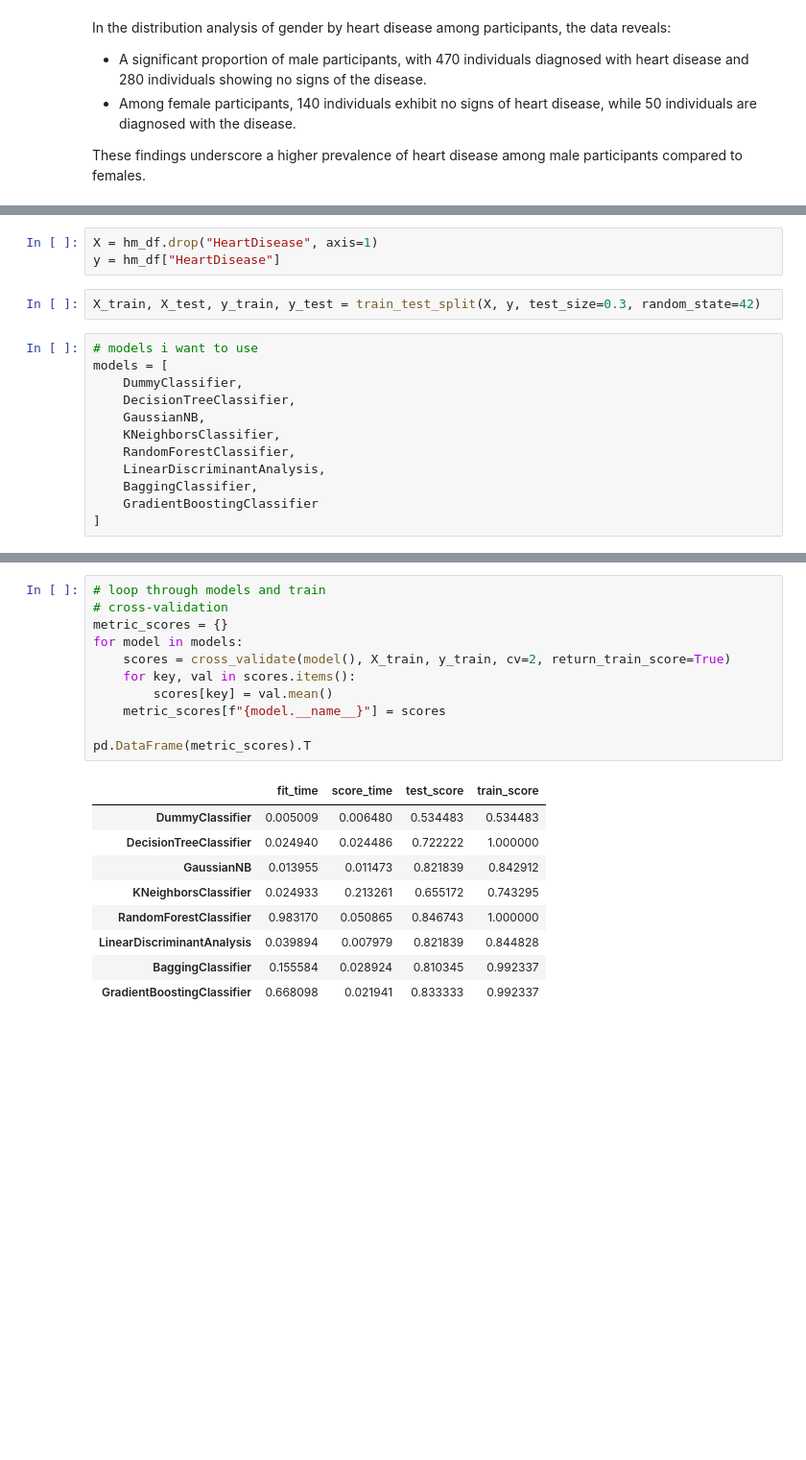
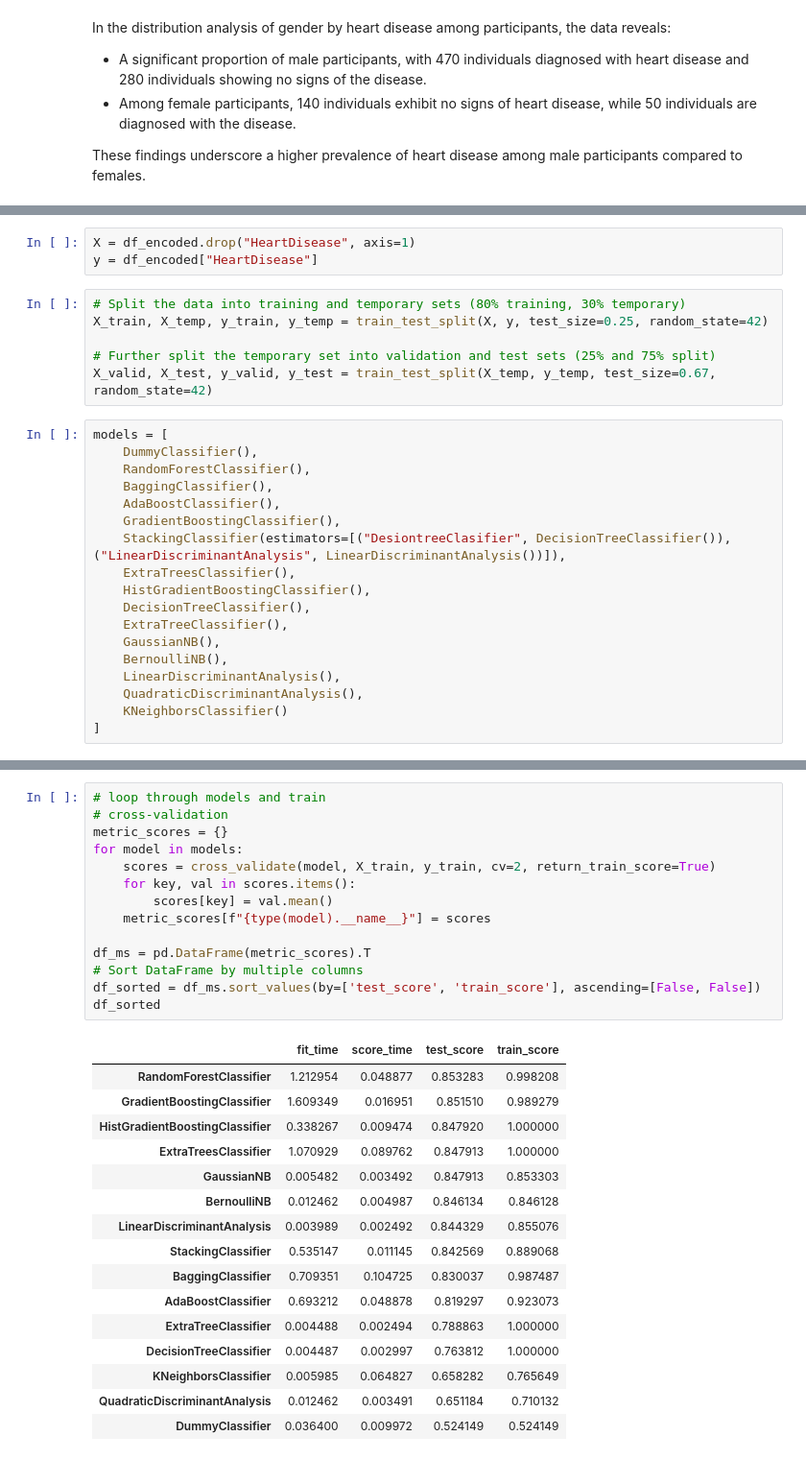
Before and after one commit to Alphina18/heart_disease_pred, a Jupyter notebook: EDA_hdp.ipynb, the cells around one changed output, grey strips where cells are left out. Shown at 96% size. Cells and saved outputs as stored; diff of their text form; blank space fills up the shorter version.

```diff
--- a/EDA_hdp.ipynb
+++ b/EDA_hdp.ipynb
@@ -614,17 +604,27 @@ memory usage: 70.8 KB
 # %%
-X = hm_df.drop("HeartDisease", axis=1)
-y = hm_df["HeartDisease"]
+X = df_encoded.drop("HeartDisease", axis=1)
+y = df_encoded["HeartDisease"]
 # %%
-X_train, X_test, y_train, y_test = train_test_split(X, y, test_size=0.3, random_state=42)
+# Split the data into training and temporary sets (80% training, 30% temporary)
+X_train, X_temp, y_train, y_temp = train_test_split(X, y, test_size=0.25, random_state=42)
+
+# Further split the temporary set into validation and test sets (25% and 75% split)
+X_valid, X_test, y_valid, y_test = train_test_split(X_temp, y_temp, test_size=0.67, random_state=42)
 # %%
-# models i want to use
 models = [
-    DummyClassifier,
-    DecisionTreeClassifier,
-    GaussianNB,
-    KNeighborsClassifier,
-    RandomForestClassifier,
-    LinearDiscriminantAnalysis,
-    BaggingClassifier,
-    GradientBoostingClassifier
+    DummyClassifier(),
+    RandomForestClassifier(),
+    BaggingClassifier(),
+    AdaBoostClassifier(),
+    GradientBoostingClassifier(),
+    StackingClassifier(estimators=[("DesiontreeClasifier", DecisionTreeClassifier()),("LinearDiscriminantAnalysis", LinearDiscriminantAnalysis())]),
+    ExtraTreesClassifier(),
+    HistGradientBoostingClassifier(),
+    DecisionTreeClassifier(),
+    ExtraTreeClassifier(),
+    GaussianNB(),
+    BernoulliNB(),
+    LinearDiscriminantAnalysis(),
+    QuadraticDiscriminantAnalysis(),
+    KNeighborsClassifier()
 ]
@@ -631,21 +633,31 @@ models = [
 # %%
 # loop through models and train
 # cross-validation
 metric_scores = {}
 for model in models:
-    scores = cross_validate(model(), X_train, y_train, cv=2, return_train_score=True)
+    scores = cross_validate(model, X_train, y_train, cv=2, return_train_score=True)
     for key, val in scores.items():
         scores[key] = val.mean()
-    metric_scores[f"{model.__name__}"] = scores
+    metric_scores[f"{type(model).__name__}"] = scores
 
-pd.DataFrame(metric_scores).T
+df_ms = pd.DataFrame(metric_scores).T
+# Sort DataFrame by multiple columns
+df_sorted = df_ms.sort_values(by=['test_score', 'train_score'], ascending=[False, False])
+df_sorted
 # %% [output]
 |  | fit_time | score_time | test_score | train_score |
-| DummyClassifier | 0.005009 | 0.006480 | 0.534483 | 0.534483 |
-| DecisionTreeClassifier | 0.024940 | 0.024486 | 0.722222 | 1.000000 |
-| GaussianNB | 0.013955 | 0.011473 | 0.821839 | 0.842912 |
-| KNeighborsClassifier | 0.024933 | 0.213261 | 0.655172 | 0.743295 |
-| RandomForestClassifier | 0.983170 | 0.050865 | 0.846743 | 1.000000 |
-| LinearDiscriminantAnalysis | 0.039894 | 0.007979 | 0.821839 | 0.844828 |
-| BaggingClassifier | 0.155584 | 0.028924 | 0.810345 | 0.992337 |
-| GradientBoostingClassifier | 0.668098 | 0.021941 | 0.833333 | 0.992337 |
+| RandomForestClassifier | 1.212954 | 0.048877 | 0.853283 | 0.998208 |
+| GradientBoostingClassifier | 1.609349 | 0.016951 | 0.851510 | 0.989279 |
+| HistGradientBoostingClassifier | 0.338267 | 0.009474 | 0.847920 | 1.000000 |
+| ExtraTreesClassifier | 1.070929 | 0.089762 | 0.847913 | 1.000000 |
+| GaussianNB | 0.005482 | 0.003492 | 0.847913 | 0.853303 |
+| BernoulliNB | 0.012462 | 0.004987 | 0.846134 | 0.846128 |
+| LinearDiscriminantAnalysis | 0.003989 | 0.002492 | 0.844329 | 0.855076 |
+| StackingClassifier | 0.535147 | 0.011145 | 0.842569 | 0.889068 |
+| BaggingClassifier | 0.709351 | 0.104725 | 0.830037 | 0.987487 |
+| AdaBoostClassifier | 0.693212 | 0.048878 | 0.819297 | 0.923073 |
+| ExtraTreeClassifier | 0.004488 | 0.002494 | 0.788863 | 1.000000 |
+| DecisionTreeClassifier | 0.004487 | 0.002997 | 0.763812 | 1.000000 |
+| KNeighborsClassifier | 0.005985 | 0.064827 | 0.658282 | 0.765649 |
+| QuadraticDiscriminantAnalysis | 0.012462 | 0.003491 | 0.651184 | 0.710132 |
+| DummyClassifier | 0.036400 | 0.009972 | 0.524149 | 0.524149 |
```
Also changed, not shown: parts of 103 cells of this notebook.
